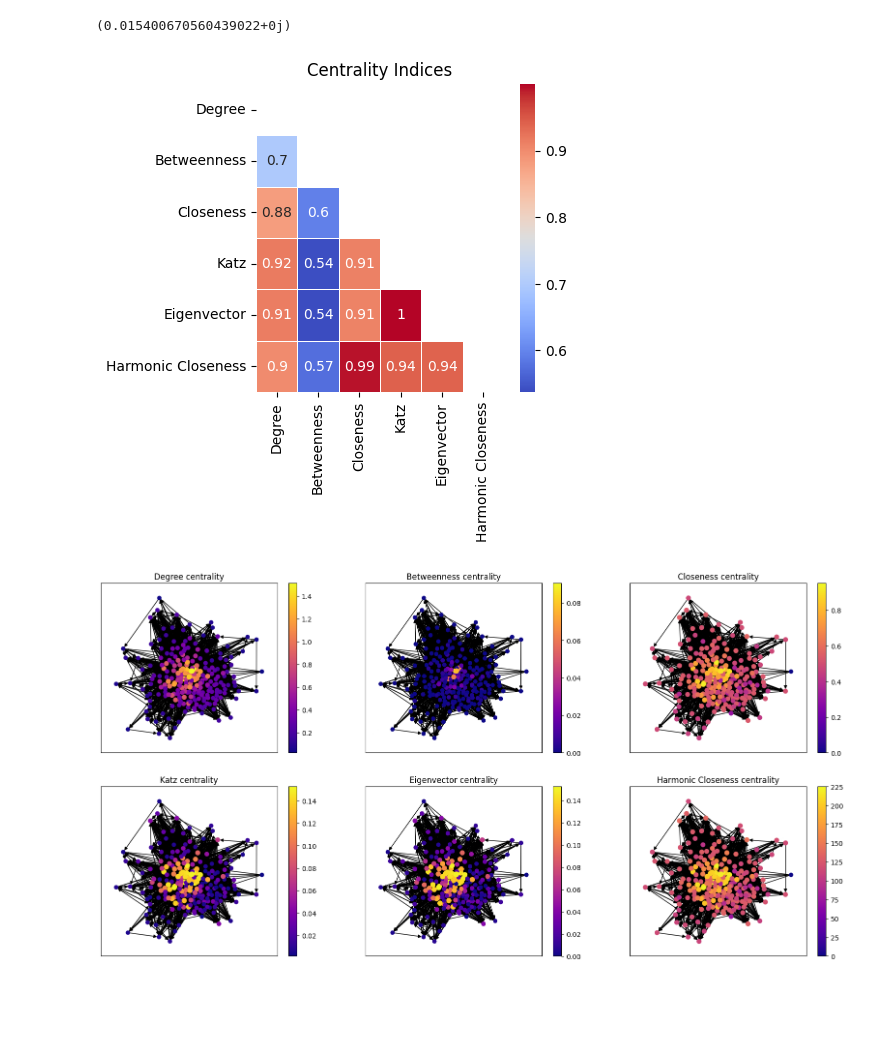
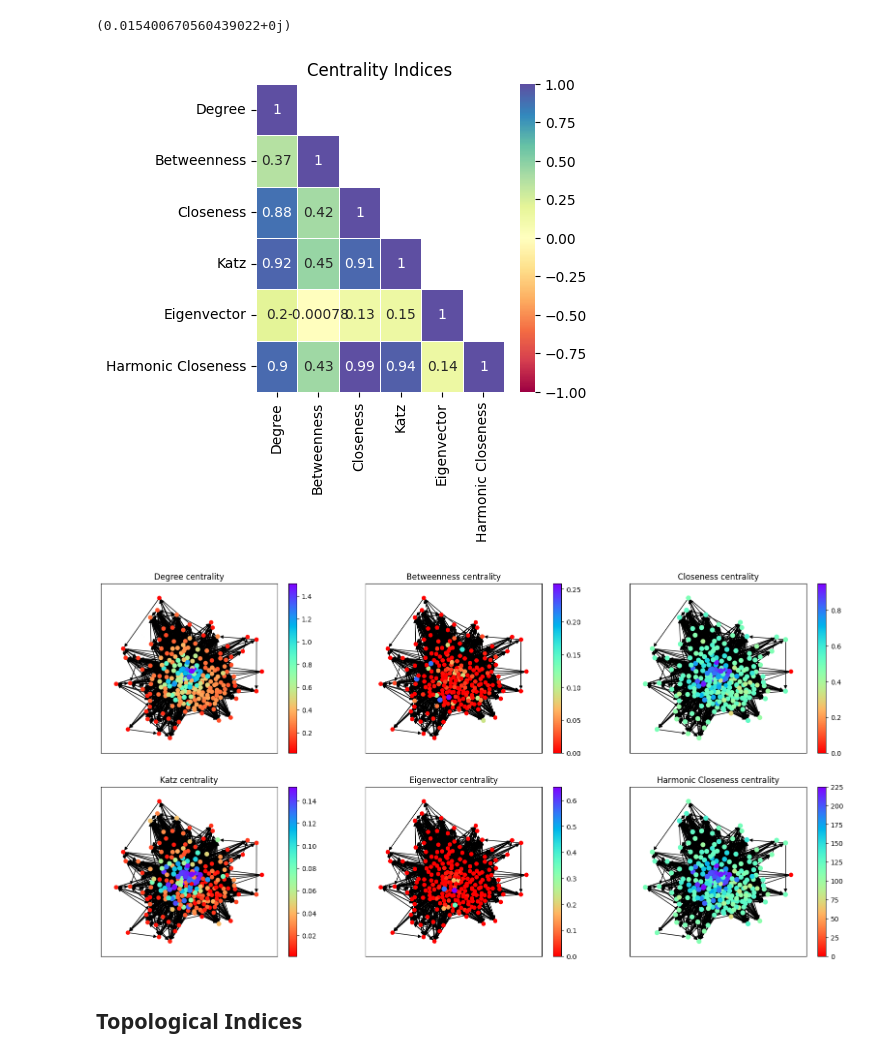
Before and after one commit to Ethangx8/AdvancedDataScienceCN, a Jupyter notebook: notebook/notebook.ipynb, the cells around one changed output. Drawn from its saved outputs; the diff is of its cells as text; code cells hidden in the pictures; blank space fills up the shorter version.

```diff
--- a/notebook/notebook.ipynb
+++ b/notebook/notebook.ipynb
@@ -36,4 +36,8 @@ for i, attrs in rows_as_dicts.items():
 edges = pd.read_csv("../data/edges.csv")
 edges.rename(columns={edges.columns[0]: 'source'}, inplace=True)
 edges.columns = edges.columns.str.lstrip()
+edges["migration_total"] = edges.filter(like = "total").sum(axis = 1)
+edges["female_total"] = edges.filter(like = "female").sum(axis = 1)
+edges["male_total"] = edges["migration_total"] - edges["female_total"]
 edges = edges.set_index(['source', 'target'])
+edges
@@ -114,21 +134,23 @@ plt.show()
 (0.015400670560439022+0j)
 # %%
 centralities = {}
-centralities["Degree"] = nx.degree_centrality(g)
-centralities["Betweenness"] = nx.betweenness_centrality(g)
+centralities["Degree"] = nx.degree_centralit(g)
+centralities["Betweenness"] = nx.betweenness_centrality(g, weight = 'migration_total')
 centralities["Closeness"] = nx.closeness_centrality(g)
 centralities["Katz"] = nx.katz_centrality(g, alpha=0.015)
-centralities["Eigenvector"] = nx.eigenvector_centrality(g)
+centralities["Eigenvector"] = nx.eigenvector_centrality(g, weight = 'migration_total')
 centralities["Harmonic Closeness"] = nx.harmonic_centrality(g)
 # %%
 centralities_df = pd.DataFrame(centralities)
-corr_matrix = centralities_df.corr()
+corr_matrix = centralities_df.corr(method="pearson")
+mask = np.triu(np.ones_like(corr_matrix, dtype=bool))
+np.fill_diagonal(mask, False)
 plt.figure(figsize=(4, 4))
-sns.heatmap(corr_matrix, annot=True, cmap='coolwarm', linewidths=0.5, mask = np.triu(corr_matrix))
+sns.heatmap(corr_matrix, annot=True, cmap=sns.color_palette("Spectral", as_cmap=True), vmin=-1, vmax=1, linewidths=0.5, mask=mask)
 plt.title('Centrality Indices')
 plt.show()
 # %% [output]
-[figure, old version]
+[figure, new version]
 # %%
 def get_top(centrality, n = 10):
     sorted_centrality = list((({k: v for k, v in sorted(centrality.items(), key = lambda item: item[1], reverse = True)}).items()))
@@ -141,8 +163,8 @@ for idx, (k, v) in enumerate(centralities.items()):
     vmin = min(v.values())
     vmax = max(v.values())
     norm = mpl.colors.Normalize(vmin=vmin, vmax=vmax)
-    colors = [plt.cm.plasma(norm(v[x])) for x in g.nodes]
-    sm = plt.cm.ScalarMappable(cmap=plt.cm.plasma, norm=norm)
+    colors = [plt.cm.rainbow_r(norm(v[x])) for x in g.nodes]
+    sm = plt.cm.ScalarMappable(cmap=plt.cm.rainbow_r, norm=norm)
     sm.set_array([])
     plt.colorbar(sm, orientation='vertical', ax = subp[j][i])
     nx.draw_networkx(g, pos=nx.spring_layout(g, seed = 8),
@@ -151,4 +173,6 @@ for idx, (k, v) in enumerate(centralities.items()):
     subp[j][i].set(title = f"{k} centrality")
 plt.show()
 # %% [output]
-[figure, old version]
+[figure, new version]
+# %% [markdown]
+## Topological Indices
```
Also changed, not shown: parts of 6 cells of this notebook.
